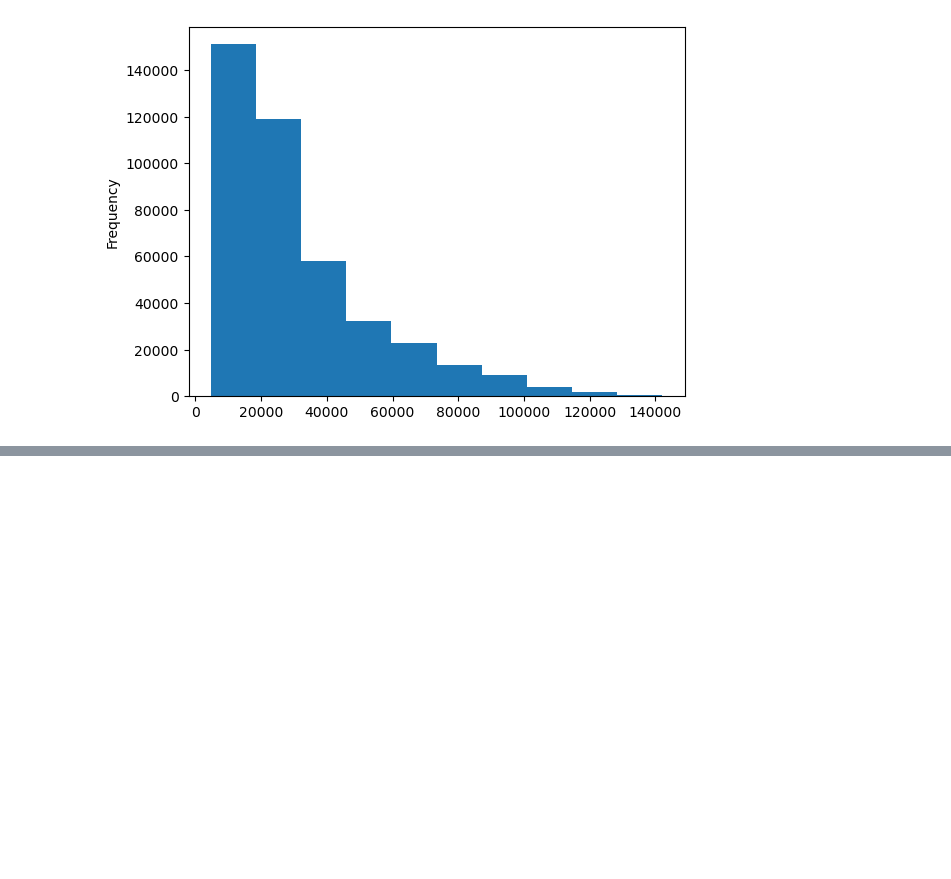
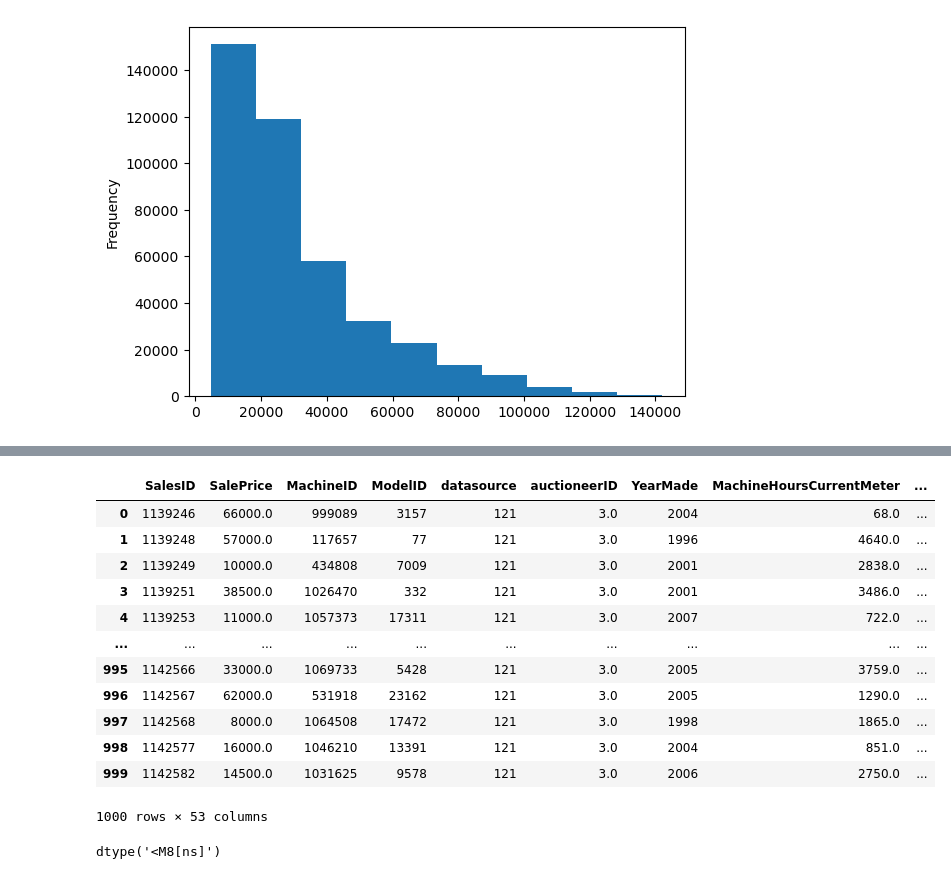
Before and after one commit to axellee1994/Bluebook_Bulldozer_Price_Regression, a Jupyter notebook: end-to-end-bluebook-bulldozer-price-regression.ipynb, the cells around one changed output, grey strips where cells are left out. Drawn from its saved outputs; the diff is of its cells as text; code cells hidden in the pictures; blank space fills up the shorter version.

```diff
--- a/end-to-end-bluebook-bulldozer-price-regression.ipynb
+++ b/end-to-end-bluebook-bulldozer-price-regression.ipynb
@@ -103,0 +122,27 @@ df.SalePrice.plot.hist()
+# %%
+# Import data again and parse the dates
+
+df = pd.read_csv("data/TrainAndValid.csv",
+                low_memory=False,
+                parse_dates=["saledate"])
+df[:1000]
+# %% [output]
+|  | SalesID | SalePrice | MachineID | ModelID | datasource | auctioneerID | YearMade | MachineHoursCurrentMeter | ... |
+| 0 | 1139246 | 66000.0 | 999089 | 3157 | 121 | 3.0 | 2004 | 68.0 | ... |
+| 1 | 1139248 | 57000.0 | 117657 | 77 | 121 | 3.0 | 1996 | 4640.0 | ... |
+| 2 | 1139249 | 10000.0 | 434808 | 7009 | 121 | 3.0 | 2001 | 2838.0 | ... |
+| 3 | 1139251 | 38500.0 | 1026470 | 332 | 121 | 3.0 | 2001 | 3486.0 | ... |
+| 4 | 1139253 | 11000.0 | 1057373 | 17311 | 121 | 3.0 | 2007 | 722.0 | ... |
+| ... | ... | ... | ... | ... | ... | ... | ... | ... | ... |
+| 995 | 1142566 | 33000.0 | 1069733 | 5428 | 121 | 3.0 | 2005 | 3759.0 | ... |
+| 996 | 1142567 | 62000.0 | 531918 | 23162 | 121 | 3.0 | 2005 | 1290.0 | ... |
+| 997 | 1142568 | 8000.0 | 1064508 | 17472 | 121 | 3.0 | 1998 | 1865.0 | ... |
+| 998 | 1142577 | 16000.0 | 1046210 | 13391 | 121 | 3.0 | 2004 | 851.0 | ... |
+| 999 | 1142582 | 14500.0 | 1031625 | 9578 | 121 | 3.0 | 2006 | 2750.0 | ... |
+1000 rows × 53 columns
+# %%
+# Numpy way of saying datetime64[ns]
+
+df.saledate.dtype
+# %% [output]
+dtype('<M8[ns]')
```
Also changed, not shown: parts of 43 cells of this notebook.
